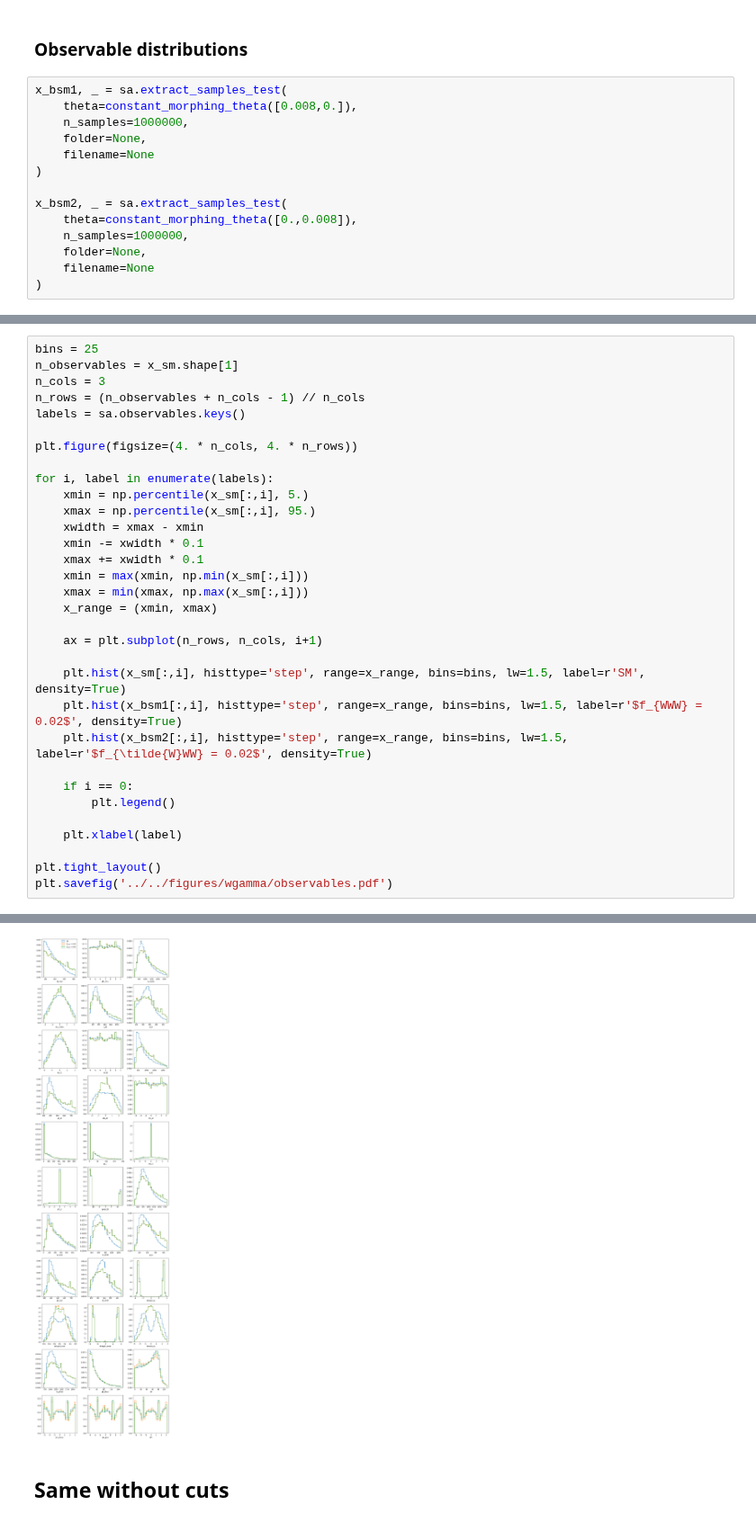
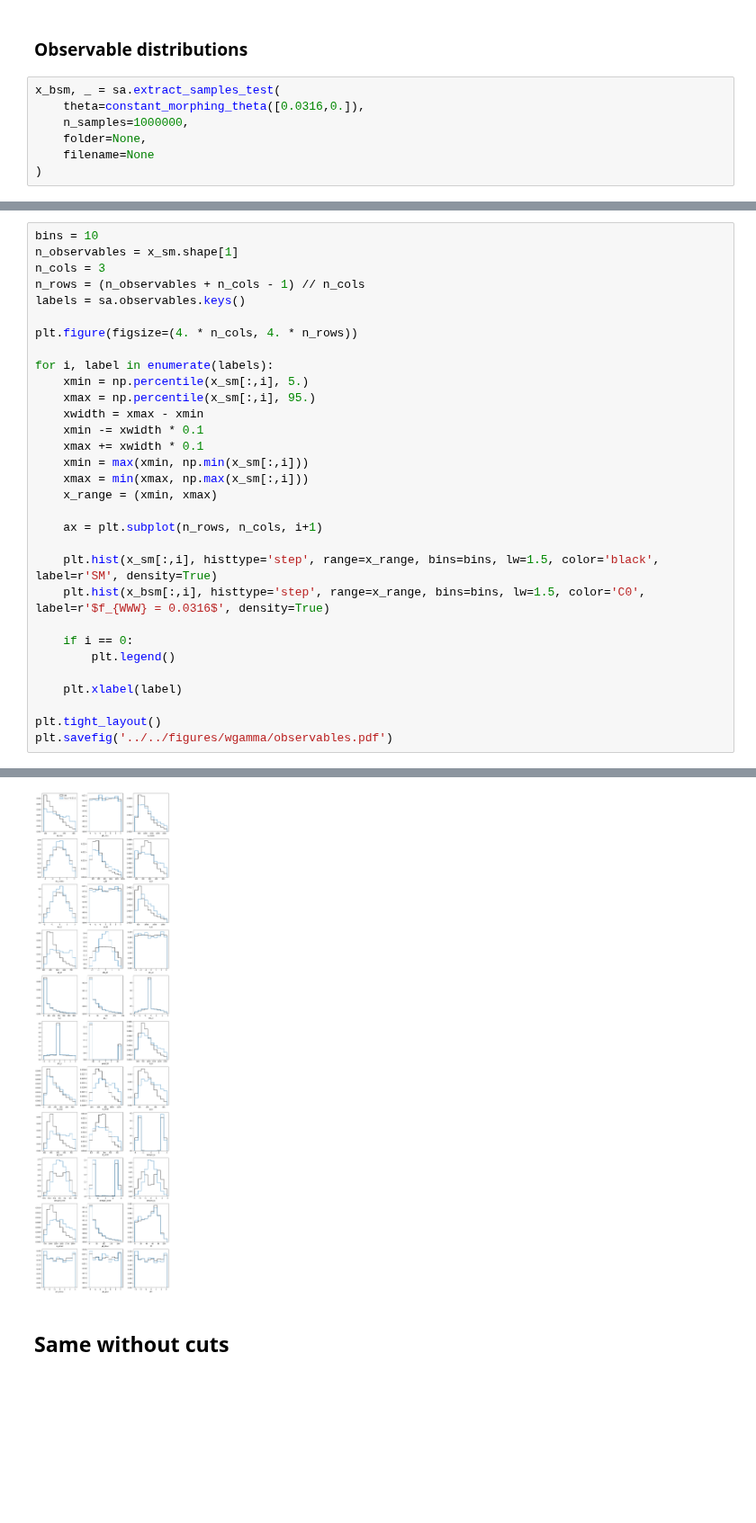
Before and after one commit to dlvp/diboson_mining, a Jupyter notebook: notebooks/wgamma/04_sampling.ipynb, the cells around one changed output, grey strips where cells are left out. Shown at 90% size. Cells and saved outputs as stored; diff of their text form; blank space fills up the shorter version.

```diff
--- a/notebooks/wgamma/04_sampling.ipynb
+++ b/notebooks/wgamma/04_sampling.ipynb
@@ -204,17 +207,10 @@ plt.show()
 # %% [markdown]
 ### Observable distributions
 # %%
-x_bsm1, _ = sa.extract_samples_test(
-    theta=constant_morphing_theta([0.008,0.]),
+x_bsm, _ = sa.extract_samples_test(
+    theta=constant_morphing_theta([0.0316,0.]),
     n_samples=1000000,
     folder=None,
     filename=None
 )
-
-x_bsm2, _ = sa.extract_samples_test(
-    theta=constant_morphing_theta([0.,0.008]),
-    n_samples=1000000,
-    folder=None,
-    filename=None
-)
 # %% [output]
@@ -241,5 +227,5 @@ x_bsm2, _ = sa.extract_samples_test(
 # %%
-bins = 25
+bins = 10
 n_observables = x_sm.shape[1]
 n_cols = 3
 n_rows = (n_observables + n_cols - 1) // n_cols
@@ -259,9 +245,8 @@ for i, label in enumerate(labels):
 
     ax = plt.subplot(n_rows, n_cols, i+1)
 
-    plt.hist(x_sm[:,i], histtype='step', range=x_range, bins=bins, lw=1.5, label=r'SM', density=True)
-    plt.hist(x_bsm1[:,i], histtype='step', range=x_range, bins=bins, lw=1.5, label=r'$f_{WWW} = 0.02$', density=True)
-    plt.hist(x_bsm2[:,i], histtype='step', range=x_range, bins=bins, lw=1.5, label=r'$f_{\tilde{W}WW} = 0.02$', density=True)
+    plt.hist(x_sm[:,i], histtype='step', range=x_range, bins=bins, lw=1.5, color='black', label=r'SM', density=True)
+    plt.hist(x_bsm[:,i], histtype='step', range=x_range, bins=bins, lw=1.5, color='C0', label=r'$f_{WWW} = 0.0316$', density=True)
 
     if i == 0:
         plt.legend()
@@ -291,4 +276,4 @@ plt.savefig('../../figures/wgamma/observables.pdf')
-[figure, old version]
+[figure, new version]
 # %% [markdown]
 ## Same without cuts
 # %%
```
Also changed, not shown: parts of 4 cells of this notebook, 3 other files.
